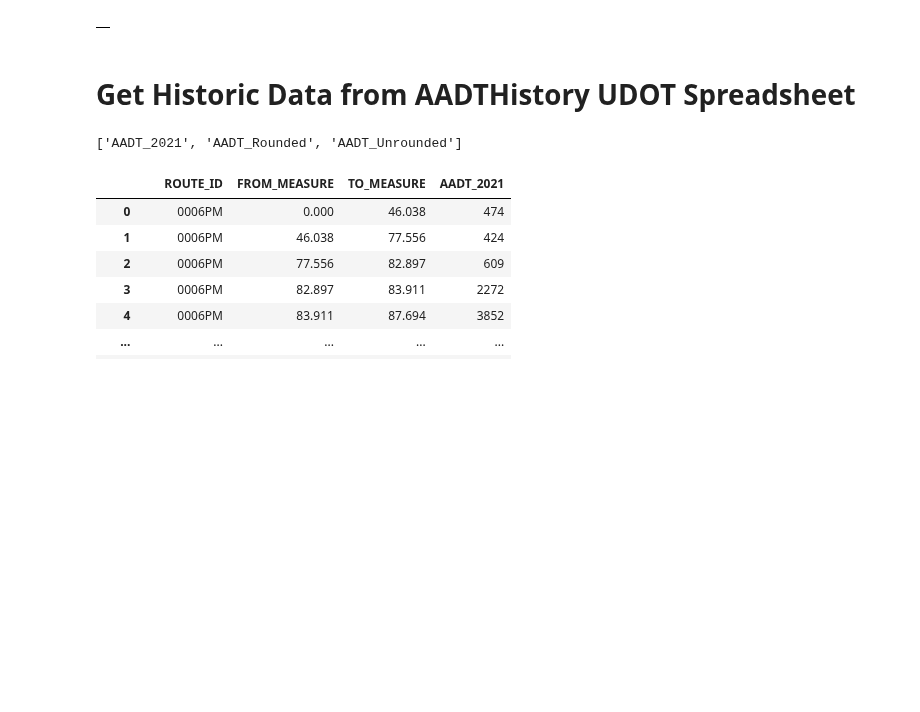
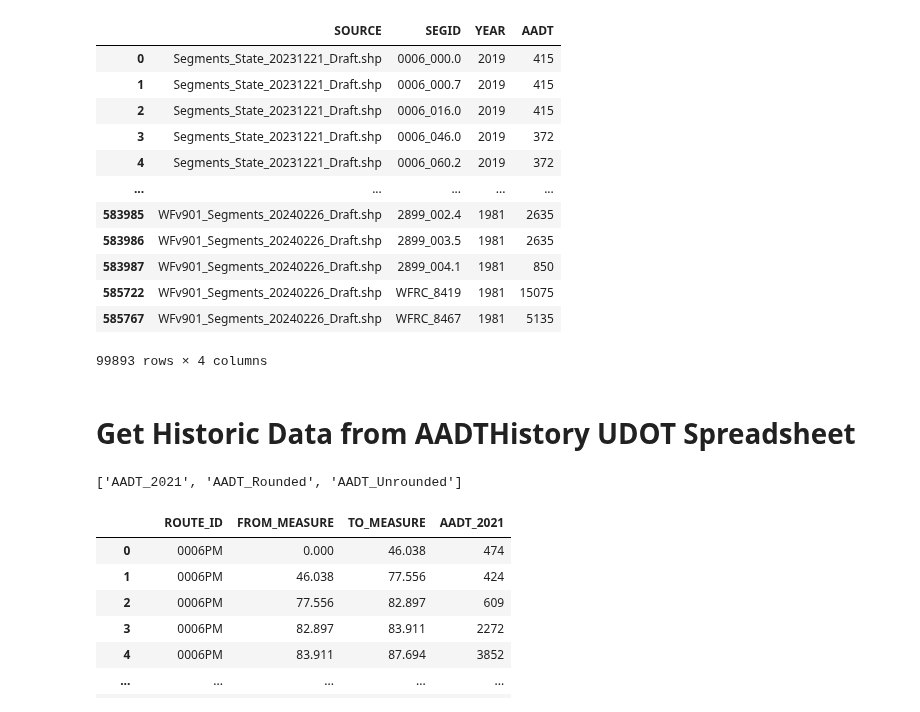
Before and after one commit to WFRCAnalytics/Traffic-Volume-Forecasts, a Jupyter notebook: 1-Get-Historic-Data-and-Previous-Forecasts.ipynb, the cells around one changed output. Cells and saved outputs as stored; diff of their text form; code cells hidden in the pictures; blank space fills up the shorter version.

```diff
--- a/1-Get-Historic-Data-and-Previous-Forecasts.ipynb
+++ b/1-Get-Historic-Data-and-Previous-Forecasts.ipynb
@@ -12,7 +12,10 @@ fnExcelAADTHistory = 'data/udot/AADTHistory.xlsx'
 fnAADT2022 = 'data/udot/Traffic on Utah Highways 2022.xlsx - AADT2022.csv' # added Feb 16 2024
 
 # segment shapefile with AADT and previous forecasts - copied from 'A:/1 - TDM/3 - Model Dev/1 - WF/1 - Official Release/v9x/v9.0/WF TDM v9.0 - official/1_Inputs/6_Segment/Segments_WF - 2023-08-01.shp'
-fnSegmentsShapefile = 'data/segments/Segments_State_20231221_Draft.shp'
+fnSegmentsShapefiles = [
+    'data/segments/Segments_State_20231221_Draft.shp',
+    'data/segments/WFRC/WFv901_Segments_20240226_Draft.shp'
+]
 
 # filter by PLANAREA in segments shapefile
 #filterPlanArea = ['WFRC','MAG'] # must be an array... if only single item, the still include []
@@ -21,10 +24,16 @@ fnSegmentsShapefile = 'data/segments/Segments_State_20231221_Draft.shp'
 # %%
 # read in segment shapefile
-gdfSegments = gpd.read_file(fnSegmentsShapefile)
-display(gdfSegments[gdfSegments['SEGID'].duplicated(keep=False)])
+
+gdfSegments = pd.DataFrame()
+
+for file in fnSegmentsShapefiles:
+    _df = gpd.read_file(file)
+    _df['SOURCE'] = os.path.basename(file)
+    gdfSegments = pd.concat([gdfSegments, _df])
+
 display(gdfSegments)
 
 # show columns
-#print(gdfSegments.columns.tolist())
+print(gdfSegments.columns.tolist())
 # %% [output]
 |  | Id | SEGID | BMP | EMP | DISTANCE | PLANAREA | AADT2019 | SUBAREAID | CO_FIPS | F_AREA | ... |
@@ -45,33 +53,46 @@ display(gdfSegments)
 # %%
 # filter segments by PLANAREA
 _df = gdfSegments#[gdfSegments['PLANAREA'].isin(filterPlanArea)].copy()
 
-## get columns with AADT at beginning of name
-#aadt_columns = [col for col in _df.columns if col.startswith('AADT')]
-#
-## get dataframe for just segids and aadt columns
-#_df = _df[['SEGID'] + aadt_columns]
-#
-## melt to make long
-#_df = _df.melt(id_vars='SEGID', var_name='YEAR', value_name='AADT')
-#
-## filter out zero volumes
-#_df = _df[_df['AADT']>0]
-#
-## get YEAR from string
-#_df['YEAR'] = _df['YEAR'].str[-4:].astype(int)
-#
-## set AADT to int
-#_df['AADT'] = _df['AADT'].astype(int)
-#
-## set source
-#_df['SOURCE'] = fnSegmentsShapefile.split('/')[-1]
+# get columns with AADT at beginning of name
+aadt_columns = [
+    col for col in _df.columns
+    if col.startswith('AADT')
+       and len(col) == 8
+       and col[-4:].isdigit()
+]
 
-dfAadtFromSegments = pd.DataFrame()#_df
+# get dataframe for just segids and aadt columns
+_df = _df[['SOURCE','SEGID'] + aadt_columns]
 
+# melt to make long
+_df = _df.melt(id_vars=('SOURCE','SEGID'), var_name='YEAR', value_name='AADT')
+
+# filter out zero volumes
+_df = _df[_df['AADT']>0]
+
+# get YEAR from string
+_df['YEAR'] = _df['YEAR'].str[-4:].astype(int)
+
+# set AADT to int
+_df['AADT'] = _df['AADT'].astype(int)
+
+dfAadtFromSegments = _df
 dfAadtFromSegments
 # %% [output]
-|  |
+|  | SOURCE | SEGID | YEAR | AADT |
+| 0 | Segments_State_20231221_Draft.shp | 0006_000.0 | 2019 | 415 |
+| 1 | Segments_State_20231221_Draft.shp | 0006_000.7 | 2019 | 415 |
+| 2 | Segments_State_20231221_Draft.shp | 0006_016.0 | 2019 | 415 |
+| 3 | Segments_State_20231221_Draft.shp | 0006_046.0 | 2019 | 372 |
+| 4 | Segments_State_20231221_Draft.shp | 0006_060.2 | 2019 | 372 |
+| ... | ... | ... | ... | ... |
+| 583985 | WFv901_Segments_20240226_Draft.shp | 2899_002.4 | 1981 | 2635 |
+| 583986 | WFv901_Segments_20240226_Draft.shp | 2899_003.5 | 1981 | 2635 |
+| 583987 | WFv901_Segments_20240226_Draft.shp | 2899_004.1 | 1981 | 850 |
+| 585722 | WFv901_Segments_20240226_Draft.shp | WFRC_8419 | 1981 | 15075 |
+| 585767 | WFv901_Segments_20240226_Draft.shp | WFRC_8467 | 1981 | 5135 |
+99893 rows × 4 columns
 # %% [markdown]
 # Get Historic Data from AADTHistory UDOT Spreadsheet
 # %%
```
Also changed, not shown: parts of 9 cells of this notebook.
